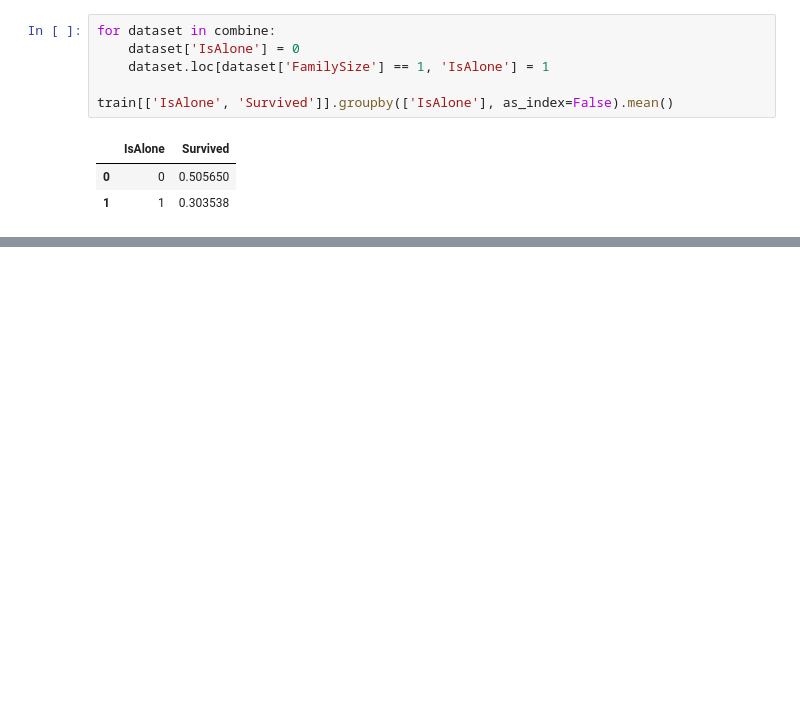
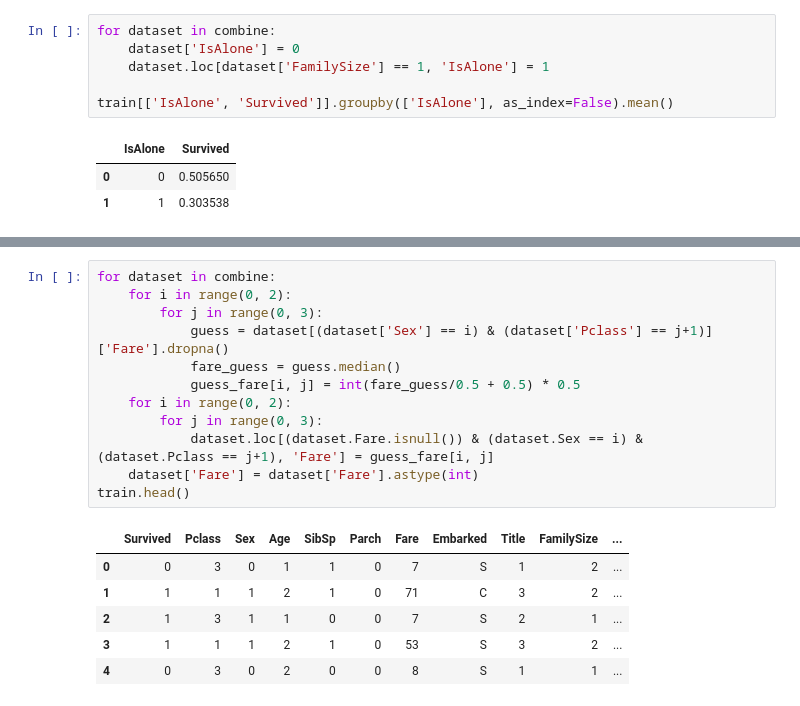
Before and after one commit to LordTsuki/Portifolio, a Jupyter notebook: Python/Titanic/Titanic.ipynb, the cells around one changed output, grey strips where cells are left out. Saved outputs shown, nothing was run; the diff lists cells and outputs as text; blank space fills up the shorter version.

```diff
--- a/Python/Titanic/Titanic.ipynb
+++ b/Python/Titanic/Titanic.ipynb
@@ -366,0 +388,19 @@ train[['IsAlone', 'Survived']].groupby(['IsAlone'], as_index=False).mean()
+# %%
+for dataset in combine:
+    for i in range(0, 2):
+        for j in range(0, 3):
+            guess = dataset[(dataset['Sex'] == i) & (dataset['Pclass'] == j+1)]['Fare'].dropna()
+            fare_guess = guess.median()
+            guess_fare[i, j] = int(fare_guess/0.5 + 0.5) * 0.5
+    for i in range(0, 2):
+        for j in range(0, 3):
+            dataset.loc[(dataset.Fare.isnull()) & (dataset.Sex == i) & (dataset.Pclass == j+1), 'Fare'] = guess_fare[i, j]
+    dataset['Fare'] = dataset['Fare'].astype(int)
+train.head()
+# %% [output]
+|  | Survived | Pclass | Sex | Age | SibSp | Parch | Fare | Embarked | Title | FamilySize | ... |
+| 0 | 0 | 3 | 0 | 1 | 1 | 0 | 7 | S | 1 | 2 | ... |
+| 1 | 1 | 1 | 1 | 2 | 1 | 0 | 71 | C | 3 | 2 | ... |
+| 2 | 1 | 3 | 1 | 1 | 0 | 0 | 7 | S | 2 | 1 | ... |
+| 3 | 1 | 1 | 1 | 2 | 1 | 0 | 53 | S | 3 | 2 | ... |
+| 4 | 0 | 3 | 0 | 2 | 0 | 0 | 8 | S | 1 | 1 | ... |
```
Also changed, not shown: parts of 42 cells of this notebook.
